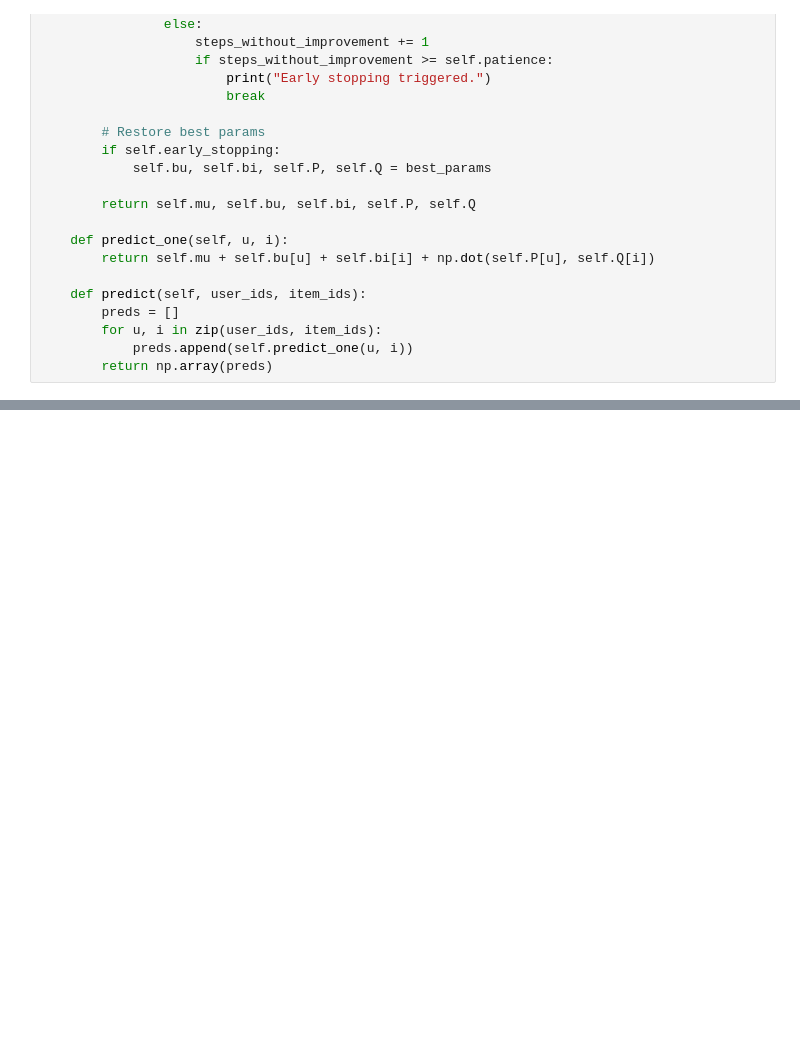
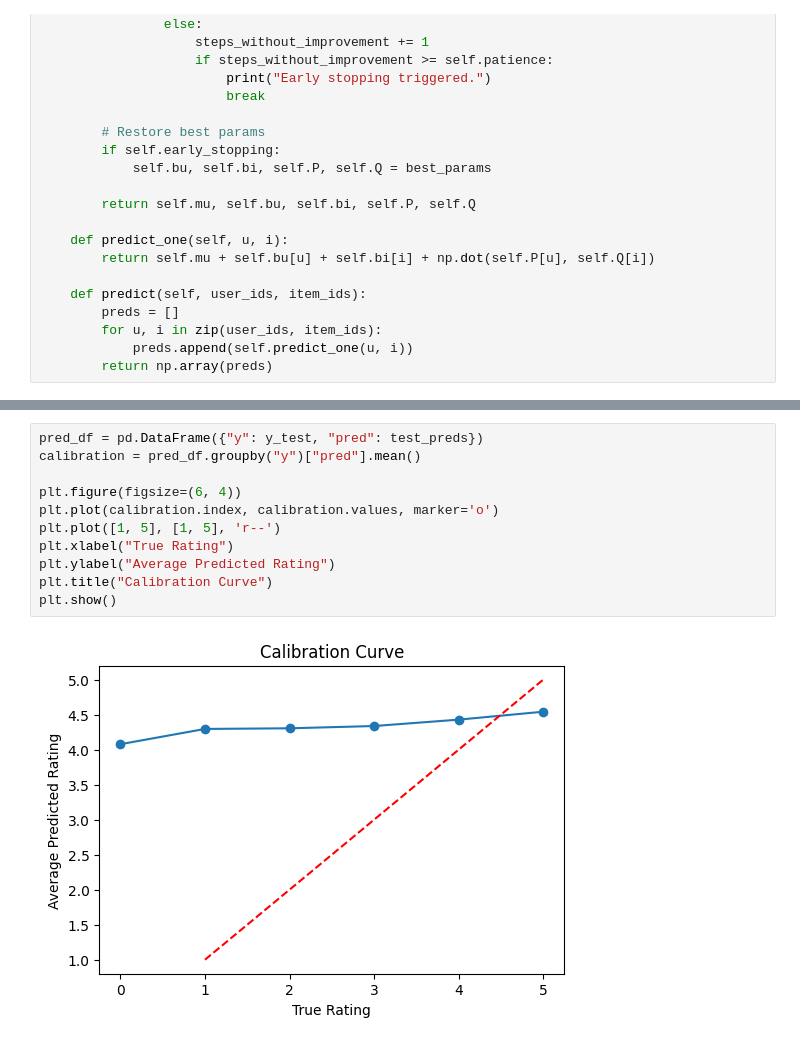
Before and after one commit to chriss-mo/recommendr, a Jupyter notebook: main2.ipynb, the cells around one changed output, grey strips where cells are left out. Drawn from its saved outputs; the diff is of its cells as text; blank space fills up the shorter version.

```diff
--- a/main2.ipynb
+++ b/main2.ipynb
@@ -1114,0 +1212,13 @@ Final Test MAE: 0.8295956386504827
+# %%
+pred_df = pd.DataFrame({"y": y_test, "pred": test_preds})
+calibration = pred_df.groupby("y")["pred"].mean()
+
+plt.figure(figsize=(6, 4))
+plt.plot(calibration.index, calibration.values, marker='o')
+plt.plot([1, 5], [1, 5], 'r--')
+plt.xlabel("True Rating")
+plt.ylabel("Average Predicted Rating")
+plt.title("Calibration Curve")
+plt.show()
+# %% [output]
+[figure, added]
```
Also changed, not shown: parts of 13 cells of this notebook, 1 other file.
